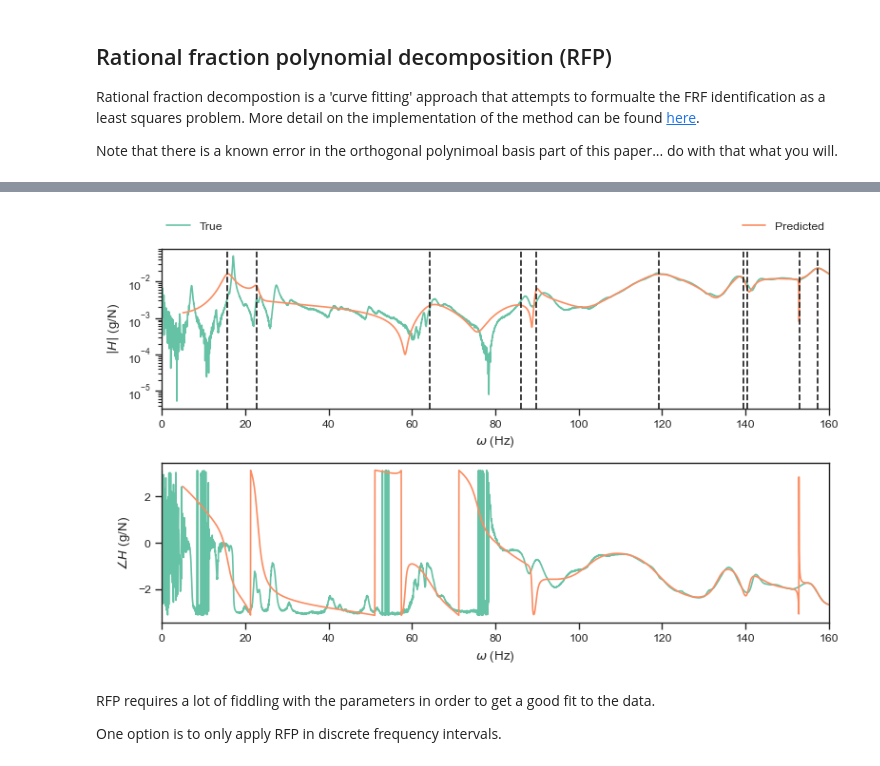
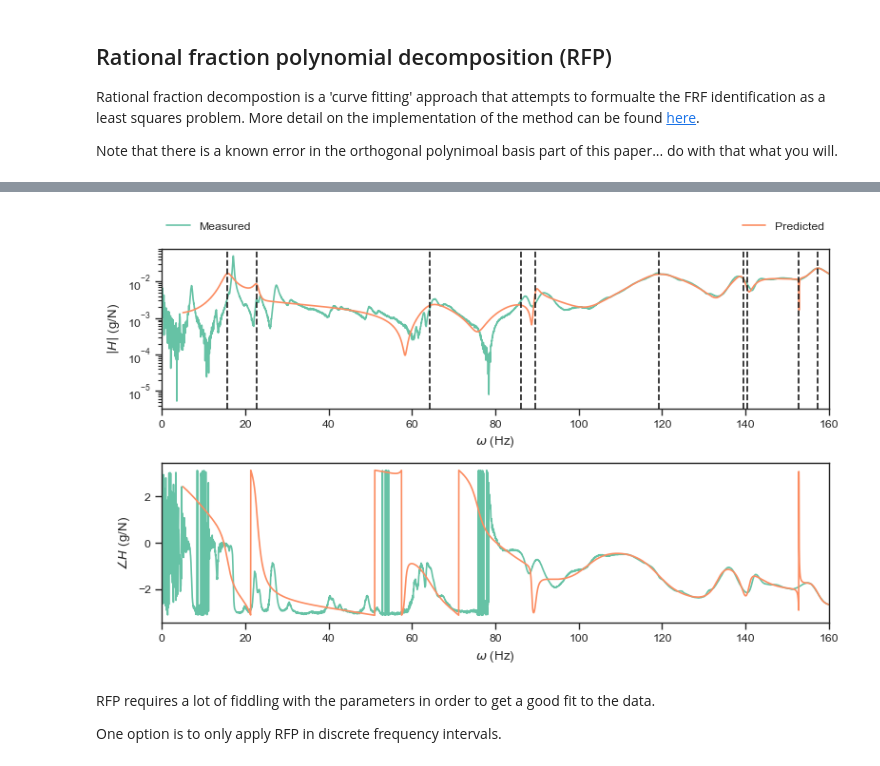
Before and after one commit to MDCHAMP/hawk-data, a Jupyter notebook: examples/system_ID.ipynb, the cells around one changed output, grey strips where cells are left out. Drawn from its saved outputs; the diff is of its cells as text; code cells hidden in the pictures.

```diff
--- a/examples/system_ID.ipynb
+++ b/examples/system_ID.ipynb
@@ -108,36 +122,36 @@ w_low = 5
 w_high = 160
 ###
 
 # fit the model
 idx = np.logical_and(fs > w_low, fs < w_high)
 H_pred, wns_pred, zetas_pred = RFP(H[idx], fs_data[idx], n_modes=modes, oob_terms=oob)
 
 # plot the FRF
 fig, axs = plt.subplots(2, 1, figsize=(8, 5))
-axs[0].semilogy(fs, np.abs(H), label="True")
+axs[0].semilogy(fs, np.abs(H), label="Measured")
 axs[0].semilogy(fs[idx], np.abs(H_pred), label="Predicted")
-axs[1].plot(fs, np.angle(H), label="True")
+axs[1].plot(fs, np.angle(H), label="Measured")
 axs[1].plot(fs[idx], np.angle(H_pred), label="Predicted")
 [axs[0].axvline(x, c="k", ls="--") for x in wns_pred]
 axs[0].set_xlabel(f"$\\omega$ ({fs_data.attrs['units']})")
 axs[1].set_xlabel(f"$\\omega$ ({fs_data.attrs['units']})")
 axs[0].set_ylabel(f"$|H|$ ({frfs_data.attrs['units']})")
 axs[1].set_ylabel(f"$\\angle H$ ({frfs_data.attrs['units']})")
 axs[0].set_xlim([0, 160])
 axs[1].set_xlim([0, 160])
 axs[0].legend(
     bbox_to_anchor=(0, 1.2, 1, 0),
     loc="upper left",
     ncols=2,
     mode="expand",
     borderaxespad=0,
     frameon=False,
 )
 plt.tight_layout()
 if save:
     plt.savefig(save_dir+'frf_rfp.png')
 # %% [output]
-[figure, old version]
+[figure, new version]
 # %% [markdown]
 RFP requires a lot of fiddling with the parameters in order to get a good fit to the data.
 
```
Also changed, not shown: parts of 5 cells of this notebook, 2 other files.
